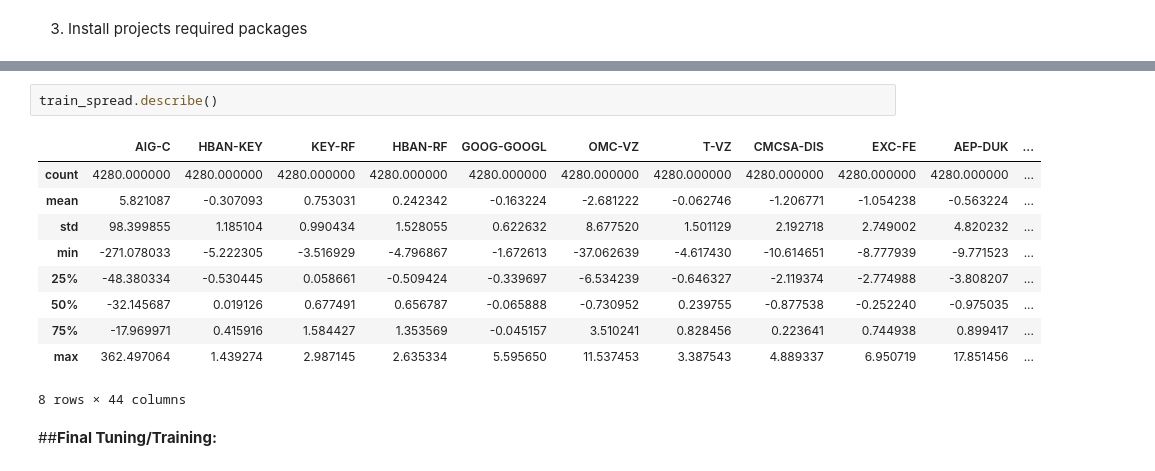
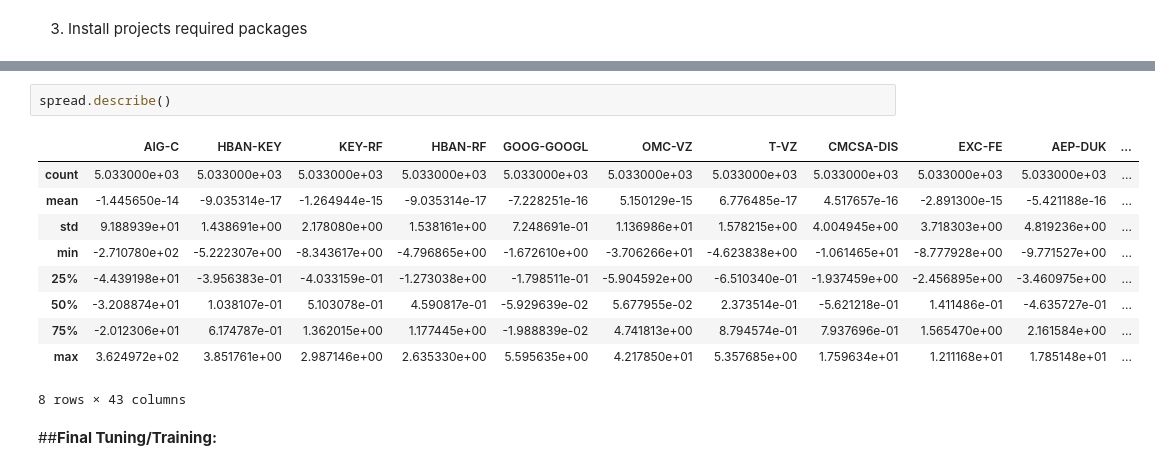
Before and after one commit to WQU-Capstone-11205/MarketNeutral_Trading_multiple_pairs, a Jupyter notebook: Notebooks/Enhanced_BOCPD_VAE_RL_pipeline_tune_train_test.ipynb, the cells around one changed output, grey strips where cells are left out. Cells and saved outputs as stored; diff of their text form.

Commit message:
Update Enhanced_BOCPD_VAE_RL_pipeline_tune_train_test.ipynb
Updated the pair characteritics, report for distributional results for the cross-section.

```diff
--- a/Notebooks/Enhanced_BOCPD_VAE_RL_pipeline_tune_train_test.ipynb
+++ b/Notebooks/Enhanced_BOCPD_VAE_RL_pipeline_tune_train_test.ipynb
@@ -96,16 +206,16 @@ Calculating spread...
 # %%
-train_spread.describe()
+spread.describe()
 # %% [output]
 |  | AIG-C | HBAN-KEY | KEY-RF | HBAN-RF | GOOG-GOOGL | OMC-VZ | T-VZ | CMCSA-DIS | EXC-FE | AEP-DUK | ... |
-| count | 4280.000000 | 4280.000000 | 4280.000000 | 4280.000000 | 4280.000000 | 4280.000000 | 4280.000000 | 4280.000000 | 4280.000000 | 4280.000000 | ... |
-| mean | 5.821087 | -0.307093 | 0.753031 | 0.242342 | -0.163224 | -2.681222 | -0.062746 | -1.206771 | -1.054238 | -0.563224 | ... |
-| std | 98.399855 | 1.185104 | 0.990434 | 1.528055 | 0.622632 | 8.677520 | 1.501129 | 2.192718 | 2.749002 | 4.820232 | ... |
-| min | -271.078033 | -5.222305 | -3.516929 | -4.796867 | -1.672613 | -37.062639 | -4.617430 | -10.614651 | -8.777939 | -9.771523 | ... |
-| 25% | -48.380334 | -0.530445 | 0.058661 | -0.509424 | -0.339697 | -6.534239 | -0.646327 | -2.119374 | -2.774988 | -3.808207 | ... |
-| 50% | -32.145687 | 0.019126 | 0.677491 | 0.656787 | -0.065888 | -0.730952 | 0.239755 | -0.877538 | -0.252240 | -0.975035 | ... |
-| 75% | -17.969971 | 0.415916 | 1.584427 | 1.353569 | -0.045157 | 3.510241 | 0.828456 | 0.223641 | 0.744938 | 0.899417 | ... |
-| max | 362.497064 | 1.439274 | 2.987145 | 2.635334 | 5.595650 | 11.537453 | 3.387543 | 4.889337 | 6.950719 | 17.851456 | ... |
+| count | 5.033000e+03 | 5.033000e+03 | 5.033000e+03 | 5.033000e+03 | 5.033000e+03 | 5.033000e+03 | 5.033000e+03 | 5.033000e+03 | 5.033000e+03 | 5.033000e+03 | ... |
+| mean | -1.445650e-14 | -9.035314e-17 | -1.264944e-15 | -9.035314e-17 | -7.228251e-16 | 5.150129e-15 | 6.776485e-17 | 4.517657e-16 | -2.891300e-15 | -5.421188e-16 | ... |
+| std | 9.188939e+01 | 1.438691e+00 | 2.178080e+00 | 1.538161e+00 | 7.248691e-01 | 1.136986e+01 | 1.578215e+00 | 4.004945e+00 | 3.718303e+00 | 4.819236e+00 | ... |
+| min | -2.710780e+02 | -5.222307e+00 | -8.343617e+00 | -4.796865e+00 | -1.672610e+00 | -3.706266e+01 | -4.623838e+00 | -1.061465e+01 | -8.777928e+00 | -9.771527e+00 | ... |
+| 25% | -4.439198e+01 | -3.956383e-01 | -4.033159e-01 | -1.273038e+00 | -1.798511e-01 | -5.904592e+00 | -6.510340e-01 | -1.937459e+00 | -2.456895e+00 | -3.460975e+00 | ... |
+| 50% | -3.208874e+01 | 1.038107e-01 | 5.103078e-01 | 4.590817e-01 | -5.929639e-02 | 5.677955e-02 | 2.373514e-01 | -5.621218e-01 | 1.411486e-01 | -4.635727e-01 | ... |
+| 75% | -2.012306e+01 | 6.174787e-01 | 1.362015e+00 | 1.177445e+00 | -1.988839e-02 | 4.741813e+00 | 8.794574e-01 | 7.937696e-01 | 1.565470e+00 | 2.161584e+00 | ... |
+| max | 3.624972e+02 | 3.851761e+00 | 2.987146e+00 | 2.635330e+00 | 5.595635e+00 | 4.217850e+01 | 5.357685e+00 | 1.759634e+01 | 1.211168e+01 | 1.785148e+01 | ... |
-8 rows × 44 columns
+8 rows × 43 columns
 # %% [markdown]
 ##**Final Tuning/Training:**
 # %%
```
Also changed, not shown: parts of 12 cells of this notebook.
